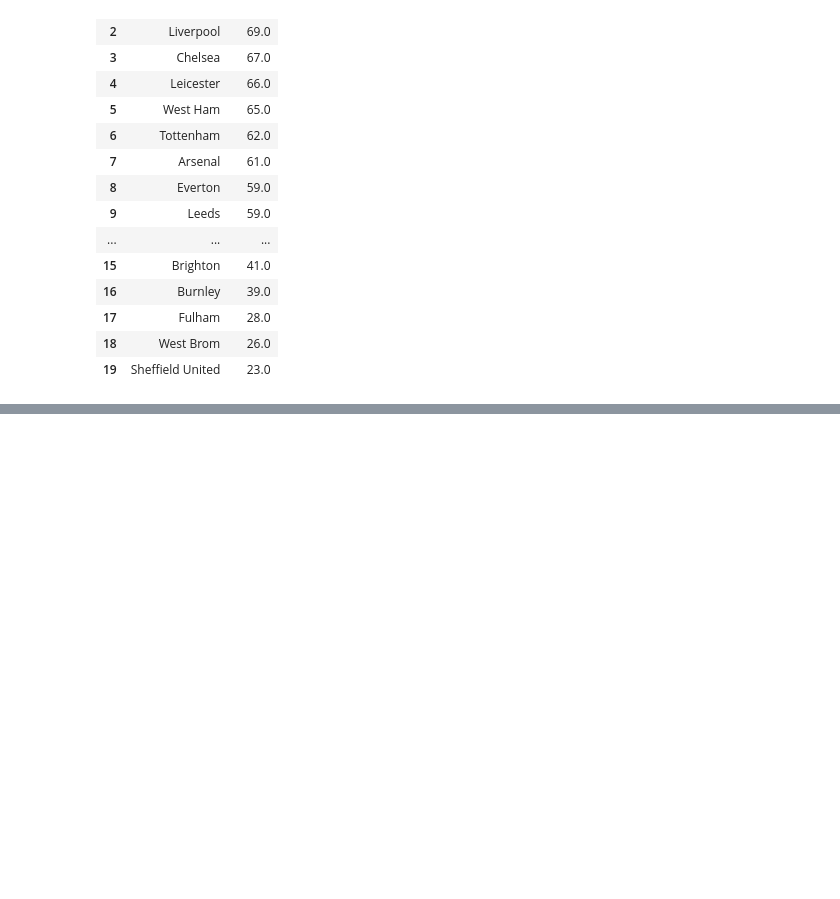
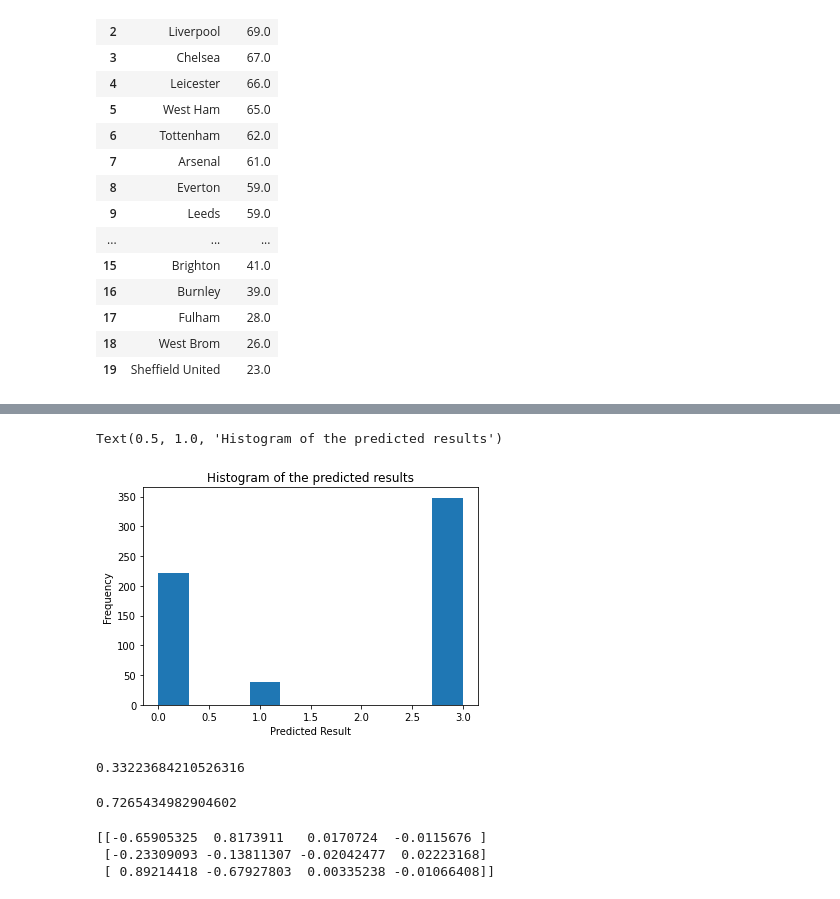
Before and after one commit to EstherOgutu/Premier-League-Prediction-Group-3-, a Jupyter notebook: Premier_League_Prediction.ipynb, the cells around one changed output, grey strips where cells are left out. Cells and saved outputs as stored; diff of their text form; code cells hidden in the pictures; blank space fills up the shorter version.

```diff
--- a/Premier_League_Prediction.ipynb
+++ b/Premier_League_Prediction.ipynb
@@ -2180,0 +2449,3 @@ df_epltable.head(20)
+# %%
+#create a prediction of y values based on model
+y_pred = softmax_reg.predict(X_test)
@@ -2180,0 +2458,29 @@ df_epltable.head(20)
+# %%
+#plot predicted data
+plt.hist(y_pred)
+
+# label axes
+plt.xlabel("Predicted Result")
+plt.ylabel("Frequency")
+plt.title("Histogram of the predicted results")
+# %% [output]
+Text(0.5, 1.0, 'Histogram of the predicted results')
+[figure, added]
+# %%
+#find the worst possible accuracy
+baseline_acc = len(y[y == 0]) / len(y)
+print(baseline_acc)
+# %% [output]
+0.33223684210526316
+# %%
+#find cohens score; higher score represents less randomness in dataset out of 1
+cohens_score = cohen_kappa_score(y_test, y_pred)
+print(cohens_score)
+# %% [output]
+0.7265434982904602
+# %%
+print(softmax_reg.coef_)
+# %% [output]
+[[-0.65905325  0.8173911   0.0170724  -0.0115676 ]
+ [-0.23309093 -0.13811307 -0.02042477  0.02223168]
+ [ 0.89214418 -0.67927803  0.00335238 -0.01066408]]
```
Also changed, not shown: parts of 39 cells of this notebook.
